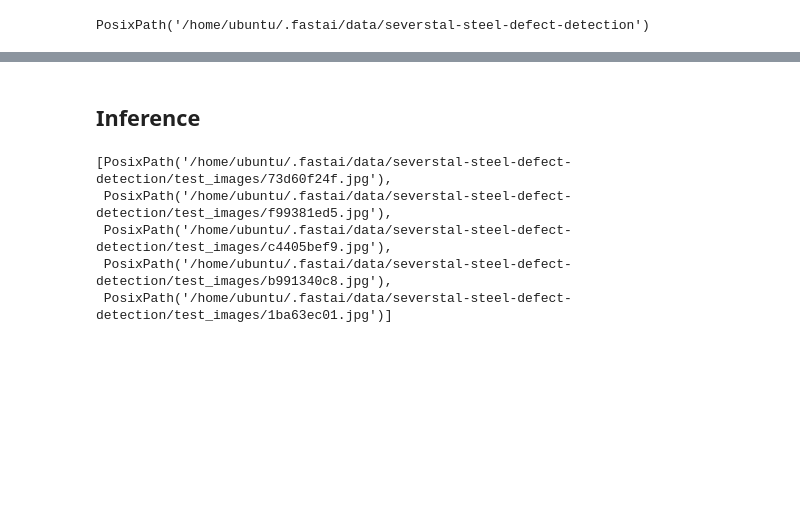
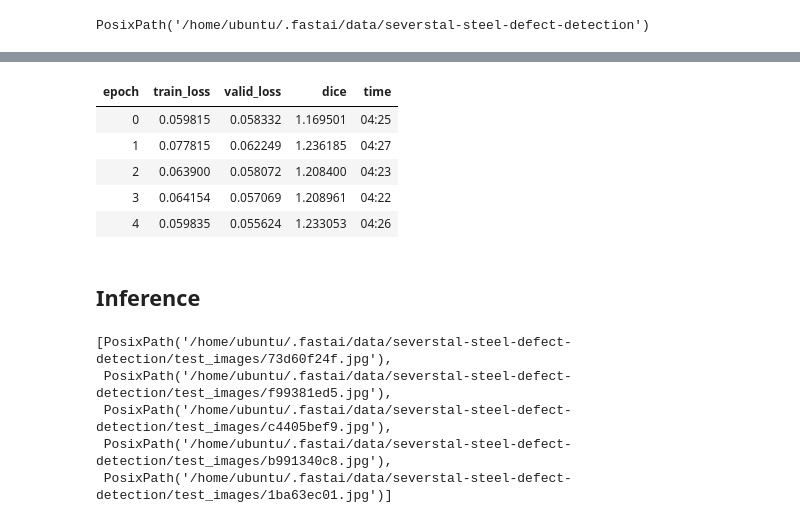
Before and after one commit to alistairwgillespie/ds_scribbles, a Jupyter notebook: kaggle_severstal.ipynb, the cells around one changed output, grey strips where cells are left out. Drawn from its saved outputs; the diff is of its cells as text; code cells hidden in the pictures; blank space fills up the shorter version.

```diff
--- a/kaggle_severstal.ipynb
+++ b/kaggle_severstal.ipynb
@@ -325,3 +365,12 @@ PosixPath('/home/ubuntu/.fastai/data/severstal-steel-defect-detection')
+# %%
+learn.fit_one_cycle(5, slice(lr))
+# %% [output]
+| epoch | train_loss | valid_loss | dice | time |
+| 0 | 0.059815 | 0.058332 | 1.169501 | 04:25 |
+| 1 | 0.077815 | 0.062249 | 1.236185 | 04:27 |
+| 2 | 0.063900 | 0.058072 | 1.208400 | 04:23 |
+| 3 | 0.064154 | 0.057069 | 1.208961 | 04:22 |
+| 4 | 0.059835 | 0.055624 | 1.233053 | 04:26 |
 # %%
 learn.export()
 # %%
```
Also changed, not shown: parts of 12 cells of this notebook.
